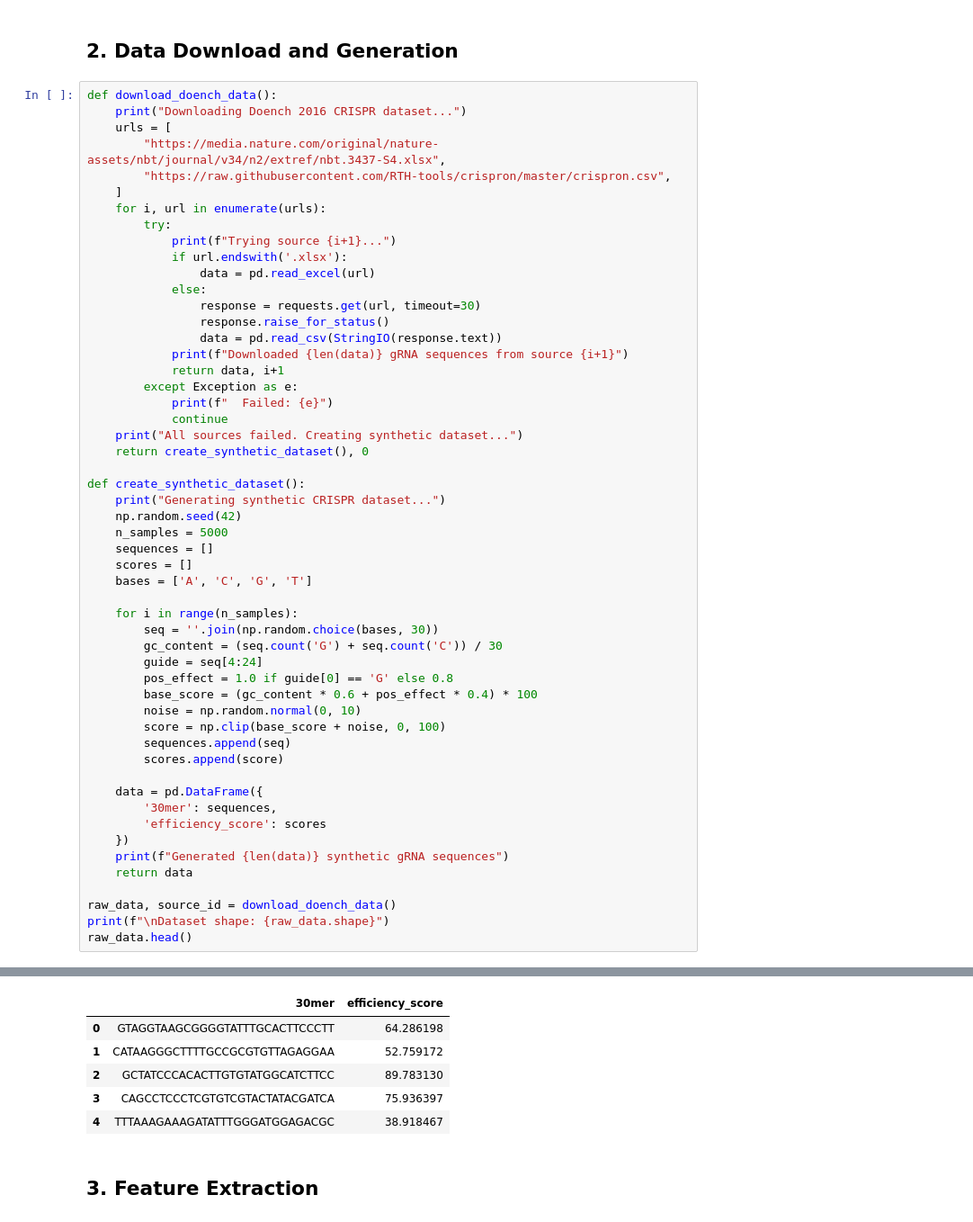
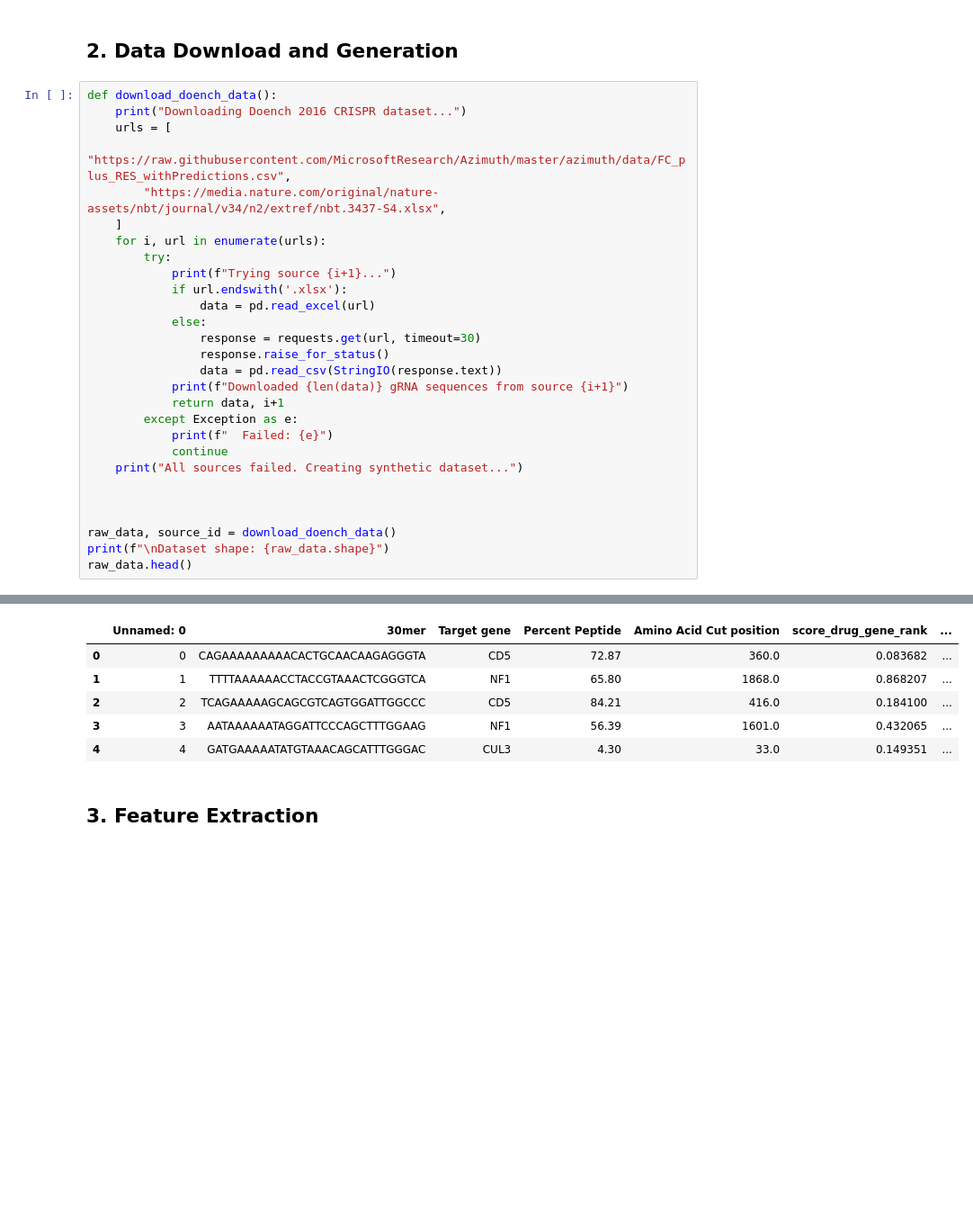
Before and after one commit to mmokshagna/crispr_ml_project, a Jupyter notebook: CRISPR_Complete_Pipeline.ipynb, the cells around one changed output, grey strips where cells are left out. Shown at 90% size. Saved outputs shown, nothing was run; the diff lists cells and outputs as text; blank space fills up the shorter version.

```diff
--- a/CRISPR_Complete_Pipeline.ipynb
+++ b/CRISPR_Complete_Pipeline.ipynb
@@ -33,8 +33,8 @@ import joblib
 def download_doench_data():
     print("Downloading Doench 2016 CRISPR dataset...")
     urls = [
+        "https://raw.githubusercontent.com/MicrosoftResearch/Azimuth/master/azimuth/data/FC_plus_RES_withPredictions.csv",
         "https://media.nature.com/original/nature-assets/nbt/journal/v34/n2/extref/nbt.3437-S4.xlsx",
-        "https://raw.githubusercontent.com/RTH-tools/crispron/master/crispron.csv",
     ]
     for i, url in enumerate(urls):
         try:
@@ -51,33 +51,8 @@ def download_doench_data():
             print(f"  Failed: {e}")
             continue
     print("All sources failed. Creating synthetic dataset...")
-    return create_synthetic_dataset(), 0
 
-def create_synthetic_dataset():
-    print("Generating synthetic CRISPR dataset...")
-    np.random.seed(42)
-    n_samples = 5000
-    sequences = []
-    scores = []
-    bases = ['A', 'C', 'G', 'T']
 
-    for i in range(n_samples):
-        seq = ''.join(np.random.choice(bases, 30))
-        gc_content = (seq.count('G') + seq.count('C')) / 30
-        guide = seq[4:24]
-        pos_effect = 1.0 if guide[0] == 'G' else 0.8
-        base_score = (gc_content * 0.6 + pos_effect * 0.4) * 100
-        noise = np.random.normal(0, 10)
-        score = np.clip(base_score + noise, 0, 100)
-        sequences.append(seq)
-        scores.append(score)
-
-    data = pd.DataFrame({
-        '30mer': sequences,
-        'efficiency_score': scores
-    })
-    print(f"Generated {len(data)} synthetic gRNA sequences")
-    return data
 
 raw_data, source_id = download_doench_data()
 print(f"\nDataset shape: {raw_data.shape}")
@@ -96,9 +66,9 @@ Dataset shape: (5000, 2)
-|  | 30mer | efficiency_score |
-| 0 | GTAGGTAAGCGGGGTATTTGCACTTCCCTT | 64.286198 |
-| 1 | CATAAGGGCTTTTGCCGCGTGTTAGAGGAA | 52.759172 |
-| 2 | GCTATCCCACACTTGTGTATGGCATCTTCC | 89.783130 |
-| 3 | CAGCCTCCCTCGTGTCGTACTATACGATCA | 75.936397 |
-| 4 | TTTAAAGAAAGATATTTGGGATGGAGACGC | 38.918467 |
+|  | Unnamed: 0 | 30mer | Target gene | Percent Peptide | Amino Acid Cut position | score_drug_gene_rank | ... |
+| 0 | 0 | CAGAAAAAAAAACACTGCAACAAGAGGGTA | CD5 | 72.87 | 360.0 | 0.083682 | ... |
+| 1 | 1 | TTTTAAAAAACCTACCGTAAACTCGGGTCA | NF1 | 65.80 | 1868.0 | 0.868207 | ... |
+| 2 | 2 | TCAGAAAAAGCAGCGTCAGTGGATTGGCCC | CD5 | 84.21 | 416.0 | 0.184100 | ... |
+| 3 | 3 | AATAAAAAATAGGATTCCCAGCTTTGGAAG | NF1 | 56.39 | 1601.0 | 0.432065 | ... |
+| 4 | 4 | GATGAAAAATATGTAAACAGCATTTGGGAC | CUL3 | 4.30 | 33.0 | 0.149351 | ... |
 # %% [markdown]
 ## 3. Feature Extraction
 # %%
```
Also changed, not shown: parts of 17 cells of this notebook.
